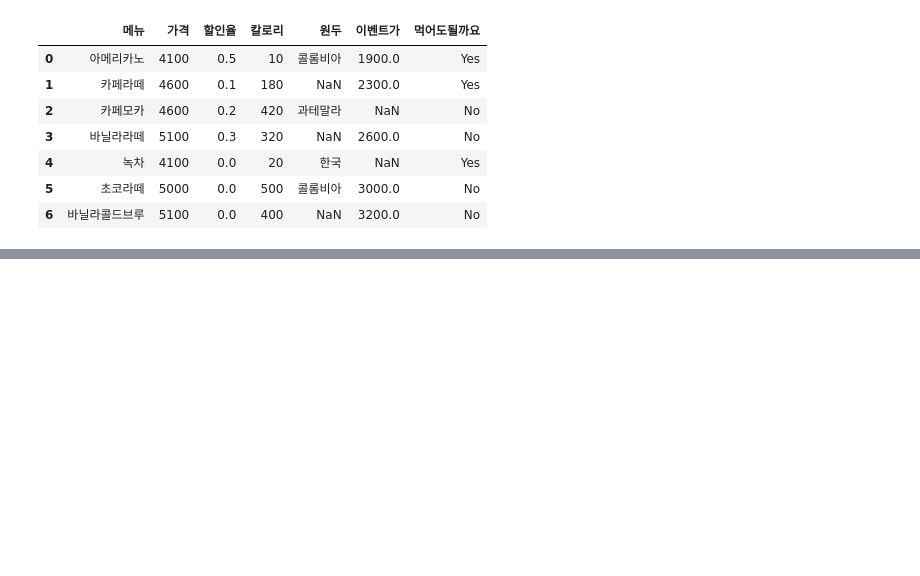
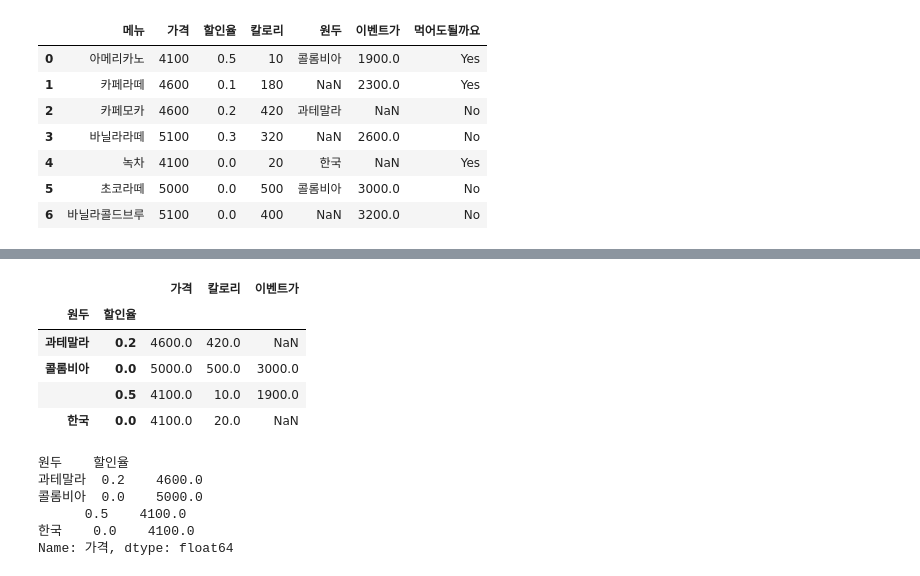
Before and after one commit to ljs3536/BIgDataStudy, a Jupyter notebook: 자주 활용되는 판다스 예제.ipynb, the cells around one changed output, grey strips where cells are left out. Drawn from its saved outputs; the diff is of its cells as text; code cells hidden in the pictures; blank space fills up the shorter version.

```diff
--- a/자주 활용되는 판다스 예제.ipynb
+++ b/자주 활용되는 판다스 예제.ipynb
@@ -379,0 +385,20 @@ df
+# %%
+# 원두와 할인율 기준, 평균
+df.groupby(['원두','할인율']).mean()
+# %% [output]
+|  |  | 가격 | 칼로리 | 이벤트가 |
+| 원두 | 할인율 |  |  |  |
+| 과테말라 | 0.2 | 4600.0 | 420.0 | NaN |
+| 콜롬비아 | 0.0 | 5000.0 | 500.0 | 3000.0 |
+|  | 0.5 | 4100.0 | 10.0 | 1900.0 |
+| 한국 | 0.0 | 4100.0 | 20.0 | NaN |
+# %%
+# 원두와 할인율 기준, 가격 평균
+df.groupby(['원두','할인율'])['가격'].mean()
+# %% [output]
+원두    할인율
+과테말라  0.2    4600.0
+콜롬비아  0.0    5000.0
+      0.5    4100.0
+한국    0.0    4100.0
+Name: 가격, dtype: float64
```
Also changed, not shown: parts of 10 cells of this notebook.
